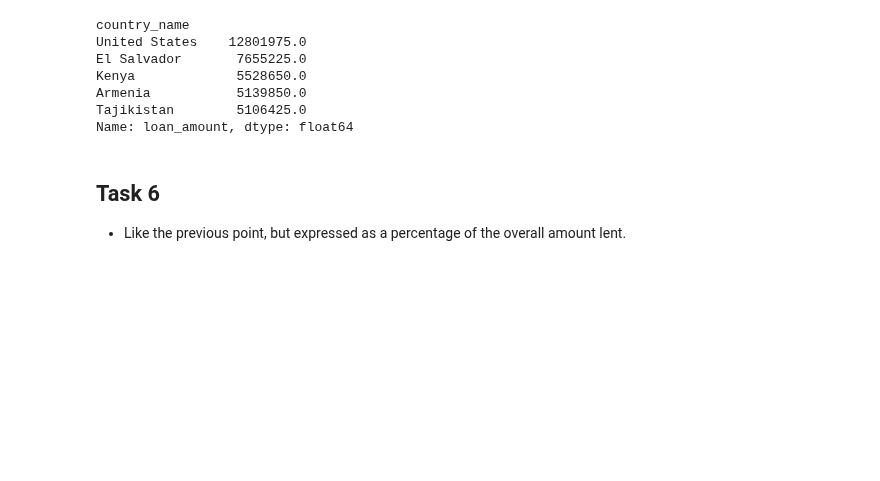
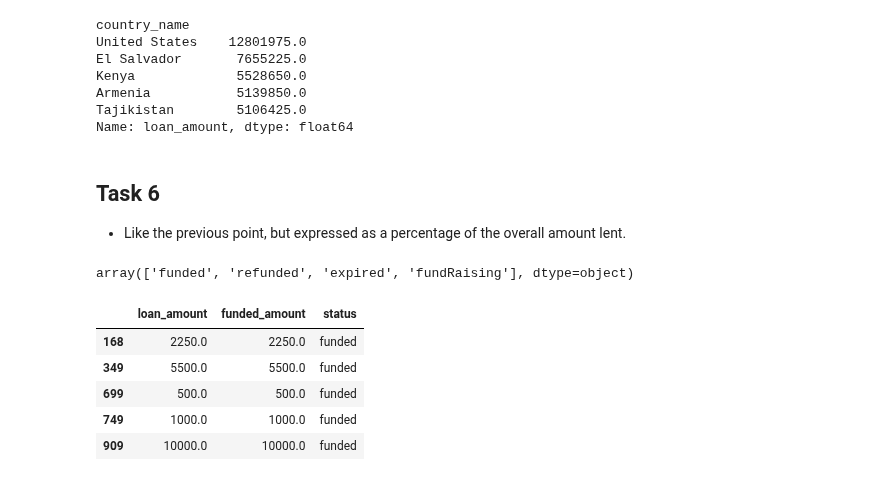
Before and after one commit to gaveter/Project_cs, a Jupyter notebook: Project.ipynb, the cells around one changed output. Drawn from its saved outputs; the diff is of its cells as text; code cells hidden in the pictures; blank space fills up the shorter version.

```diff
--- a/Project.ipynb
+++ b/Project.ipynb
@@ -282,3 +285,18 @@ Name: loan_amount, dtype: float64
 # %% [markdown]
 ## Task 6
 - Like the previous point, but expressed as a percentage of the overall amount lent.
+# %%
+loan_US = loan[loan['country_name']=='United States'][['loan_amount','funded_amount','status']]
+# %%
+loan_US['status'].unique()
+# %% [output]
+array(['funded', 'refunded', 'expired', 'fundRaising'], dtype=object)
+# %%
+loan_US.head()
+# %% [output]
+|  | loan_amount | funded_amount | status |
+| 168 | 2250.0 | 2250.0 | funded |
+| 349 | 5500.0 | 5500.0 | funded |
+| 699 | 500.0 | 500.0 | funded |
+| 749 | 1000.0 | 1000.0 | funded |
+| 909 | 10000.0 | 10000.0 | funded |
```
Also changed, not shown: parts of 16 cells of this notebook.
